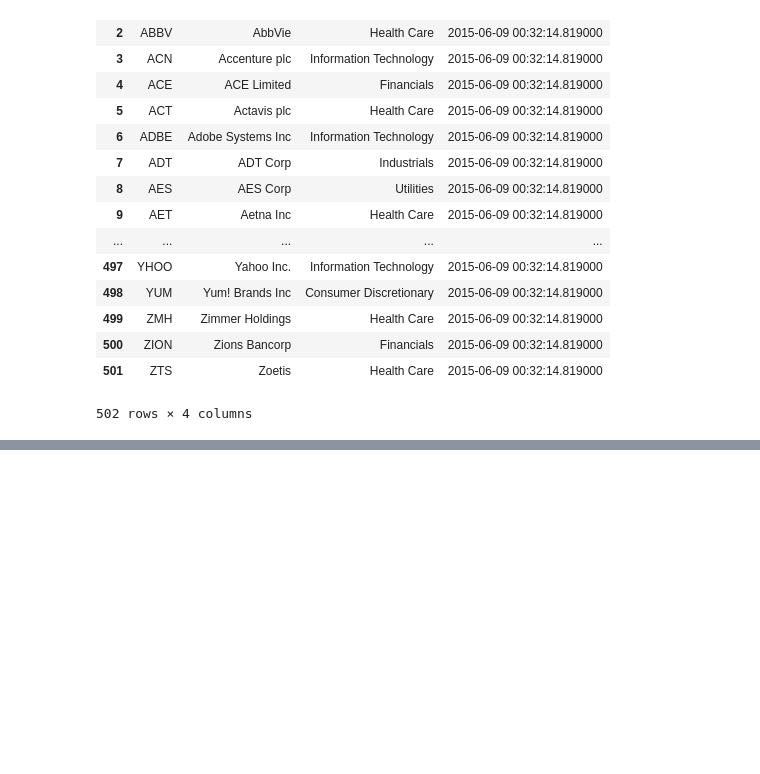
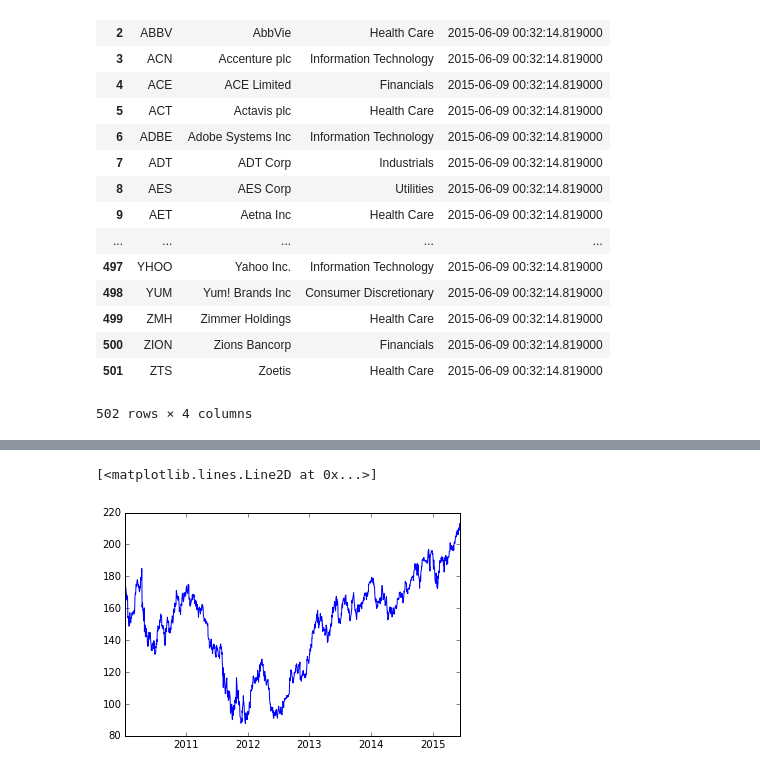
Before and after one commit to mcdaded/1--Python-Notebooks, a Jupyter notebook: PyCon2015/ML Stocks.ipynb, the cells around one changed output, grey strips where cells are left out. Saved outputs shown, nothing was run; the diff lists cells and outputs as text; code cells hidden in the pictures; blank space fills up the shorter version.

```diff
--- a/PyCon2015/ML Stocks.ipynb
+++ b/PyCon2015/ML Stocks.ipynb
@@ -64,3 +101,5 @@ symbols
 | 500 | ZION | Zions Bancorp | Financials | 2015-06-09 00:32:14.819000 |
 | 501 | ZTS | Zoetis | Health Care | 2015-06-09 00:32:14.819000 |
 502 rows × 4 columns
+# %%
+gs = DataReader("GS", "yahoo")
@@ -66,0 +116,9 @@ symbols
+# %%
+x_index = [[x] for x in range(0,len(gs.index))]
+y_vals = gs['Close'].tolist()
+gs['index_num'] = [x for x in range(0,len(gs.index))]
+# %%
+plt.plot(gs.index, gs['Close'])
+# %% [output]
+[<matplotlib.lines.Line2D at 0x...>]
+[figure, added]
```
Also changed, not shown: parts of 7 cells of this notebook, 2 other files.
